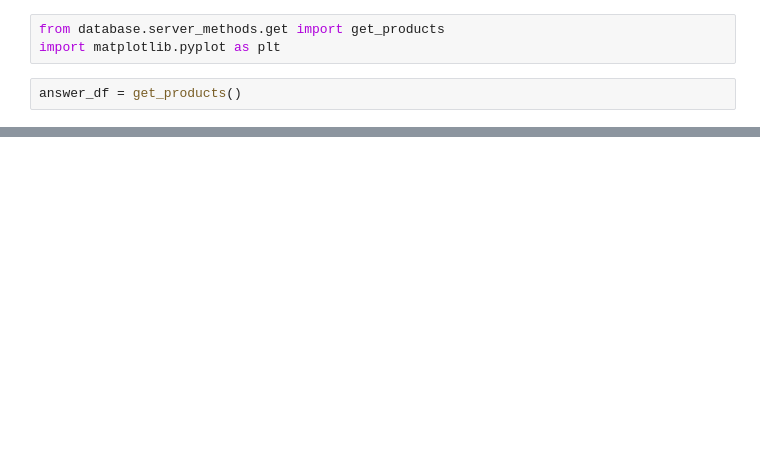
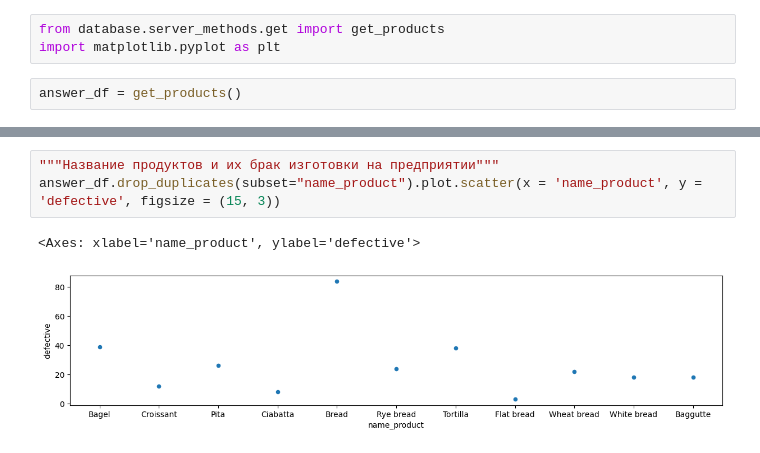
Before and after one commit to SpaceGuardinc/ds_reu, a Jupyter notebook: analitic.ipynb, the cells around one changed output, grey strips where cells are left out. Saved outputs shown, nothing was run; the diff lists cells and outputs as text; blank space fills up the shorter version.

```diff
--- a/analitic.ipynb
+++ b/analitic.ipynb
@@ -87,0 +122,6 @@ answer_df.plot.scatter(x = 'name_product', y = 'wholesale_price_product', figsiz
+# %%
+"""Название продуктов и их брак изготовки на предприятии"""
+answer_df.drop_duplicates(subset="name_product").plot.scatter(x = 'name_product', y = 'defective', figsize = (15, 3))
+# %% [output]
+<Axes: xlabel='name_product', ylabel='defective'>
+[figure, added]
```
Also changed, not shown: parts of 8 cells of this notebook.
